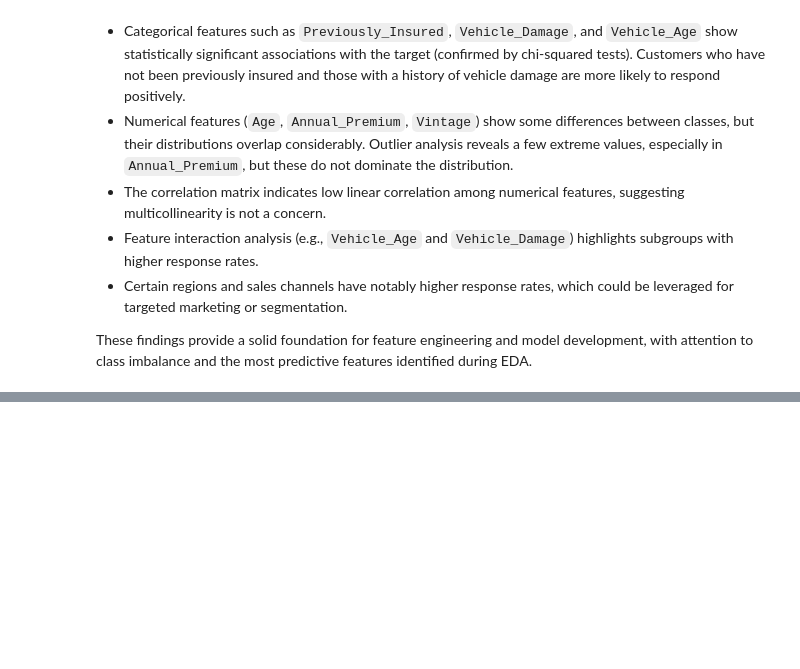
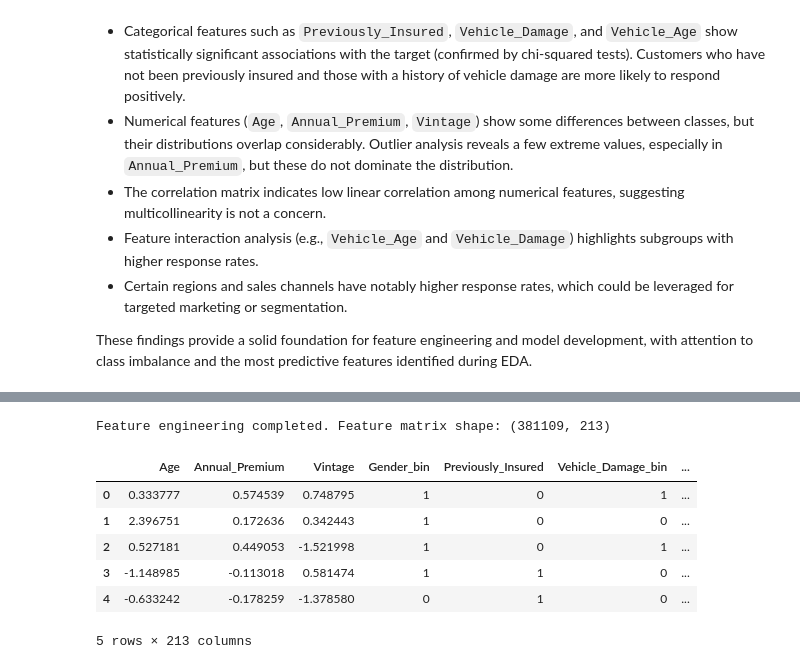
Before and after one commit to LorenzoVu/Cross-selling-of-insurance-policies, a Jupyter notebook: cross-selling.ipynb, the cells around one changed output, grey strips where cells are left out. Drawn from its saved outputs; the diff is of its cells as text; code cells hidden in the pictures; blank space fills up the shorter version.

Commit message:
Feature engineering: Add cross-selling analysis notebook

```diff
--- a/cross-selling.ipynb
+++ b/cross-selling.ipynb
@@ -247,0 +230,52 @@ These findings provide a solid foundation for feature engineering and model deve
+# %%
+from sklearn.preprocessing import OneHotEncoder, StandardScaler, OrdinalEncoder
+from sklearn.compose import ColumnTransformer
+from sklearn.pipeline import Pipeline
+from sklearn.impute import SimpleImputer
+
+# Define feature lists
+num_features = ['Age', 'Annual_Premium', 'Vintage']
+bin_features = ['Gender', 'Previously_Insured', 'Vehicle_Damage']
+ord_features = ['Vehicle_Age']
+high_card_features = ['Region_Code', 'Policy_Sales_Channel']
+
+# Ordinal mapping for Vehicle_Age
+vehicle_age_map = {'< 1 Year': 0, '1-2 Year': 1, '> 2 Years': 2}
+ds['Vehicle_Age_Ordinal'] = ds['Vehicle_Age'].map(vehicle_age_map)
+
+# Binary encoding for Gender, Previously_Insured, Vehicle_Damage
+bin_map = {'Male': 1, 'Female': 0, 'Yes': 1, 'No': 0}
+ds['Gender_bin'] = ds['Gender'].map({'Male': 1, 'Female': 0})
+ds['Vehicle_Damage_bin'] = ds['Vehicle_Damage'].map({'Yes': 1, 'No': 0})
+# Previously_Insured is already binary (0/1)
+
+# One-hot encoding for high-cardinality features
+ds = pd.get_dummies(ds, columns=['Region_Code', 'Policy_Sales_Channel'], drop_first=True)
+
+# Final feature set
+feature_cols = ['Age', 'Annual_Premium', 'Vintage', 'Gender_bin', 'Previously_Insured', 'Vehicle_Damage_bin', 'Vehicle_Age_Ordinal'] + \
+    [col for col in ds.columns if col.startswith('Region_Code_') or col.startswith('Policy_Sales_Channel_')]
+
+# Create feature matrix and target vector
+X = ds[feature_cols].copy()  # Create a copy to avoid SettingWithCopyWarning
+y = ds['Response']
+
+# Convert numerical features to float64 before scaling
+X[num_features] = X[num_features].astype('float64')
+
+# Scale numerical features
+scaler = StandardScaler()
+scaled_features = scaler.fit_transform(X[num_features])
+X[num_features] = pd.DataFrame(scaled_features, columns=num_features, index=X.index)
+
+print('Feature engineering completed. Feature matrix shape:', X.shape)
+display(X.head())
+# %% [output]
+Feature engineering completed. Feature matrix shape: (381109, 213)
+|  | Age | Annual_Premium | Vintage | Gender_bin | Previously_Insured | Vehicle_Damage_bin | ... |
+| 0 | 0.333777 | 0.574539 | 0.748795 | 1 | 0 | 1 | ... |
+| 1 | 2.396751 | 0.172636 | 0.342443 | 1 | 0 | 0 | ... |
+| 2 | 0.527181 | 0.449053 | -1.521998 | 1 | 0 | 1 | ... |
+| 3 | -1.148985 | -0.113018 | 0.581474 | 1 | 1 | 0 | ... |
+| 4 | -0.633242 | -0.178259 | -1.378580 | 0 | 1 | 0 | ... |
+5 rows × 213 columns
```
Also changed, not shown: parts of 3 cells of this notebook.
